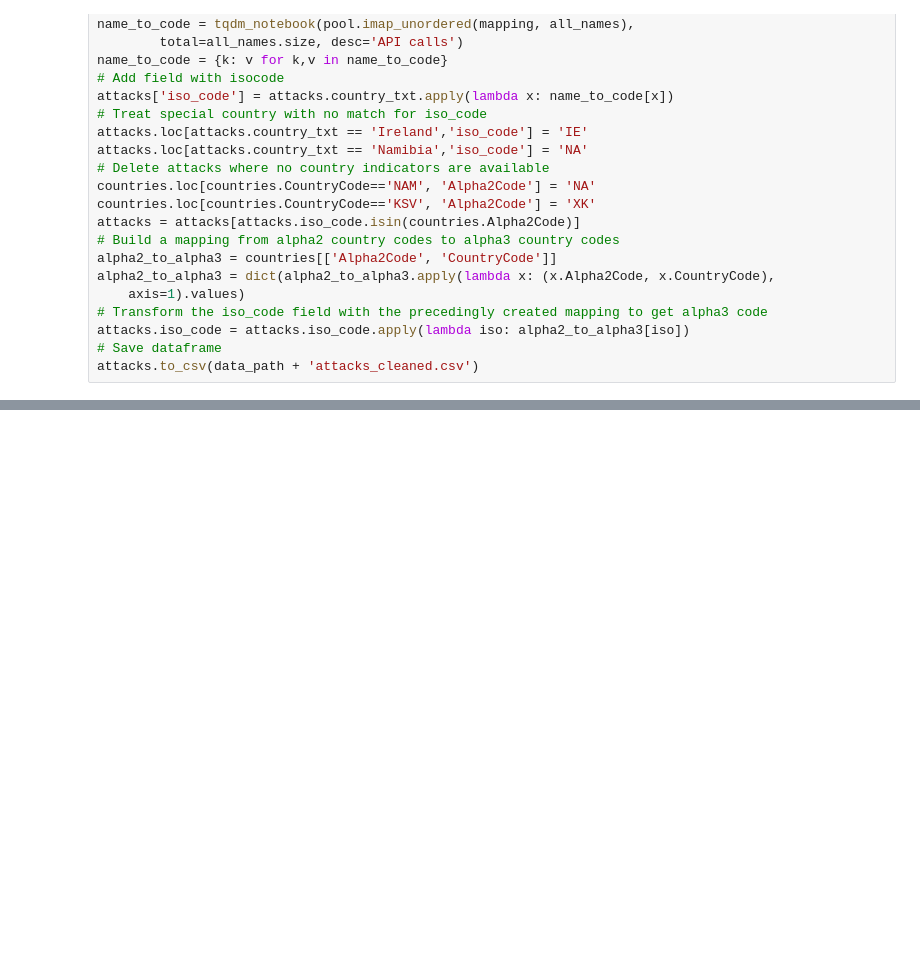
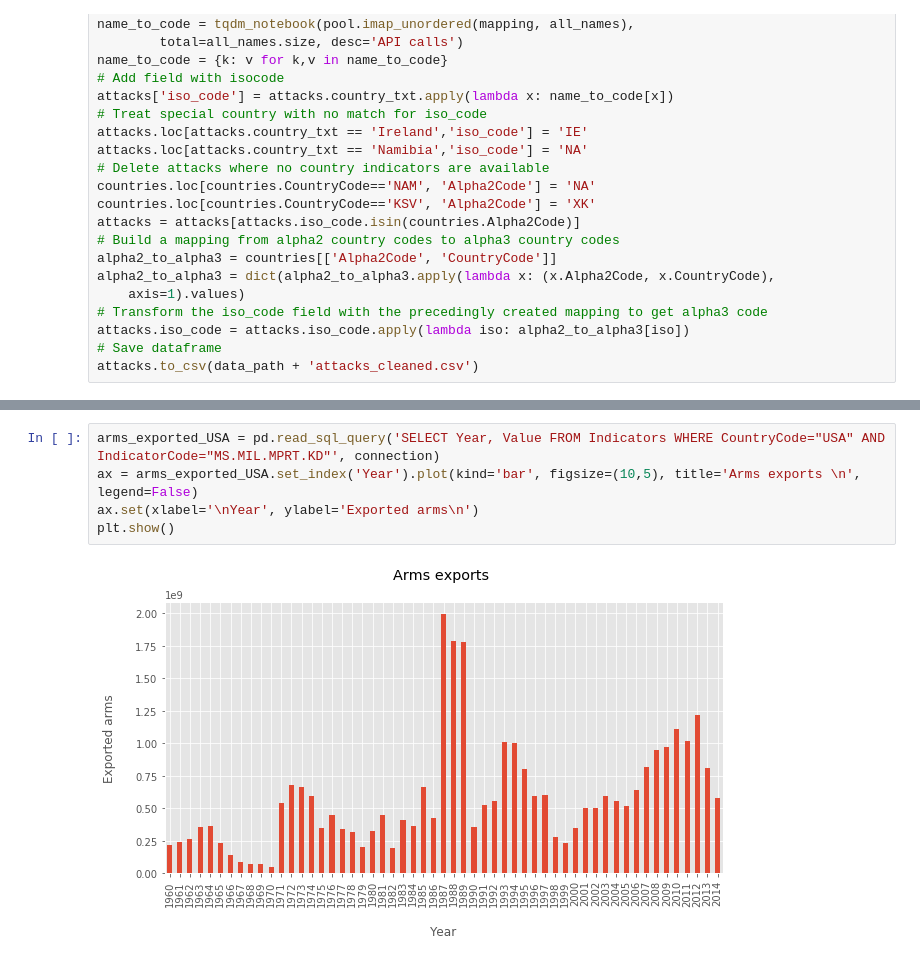
Before and after one commit to Timonzimm/CS-401, a Jupyter notebook: project/report/report.ipynb, the cells around one changed output, grey strips where cells are left out. Drawn from its saved outputs; the diff is of its cells as text; blank space fills up the shorter version.

```diff
--- a/project/report/report.ipynb
+++ b/project/report/report.ipynb
@@ -252,0 +348,7 @@ We chose the following ones:
+# %%
+arms_exported_USA = pd.read_sql_query('SELECT Year, Value FROM Indicators WHERE CountryCode="USA" AND IndicatorCode="MS.MIL.MPRT.KD"', connection)
+ax = arms_exported_USA.set_index('Year').plot(kind='bar', figsize=(10,5), title='Arms exports \n', legend=False)
+ax.set(xlabel='\nYear', ylabel='Exported arms\n')
+plt.show()
+# %% [output]
+[figure, added]
```
Also changed, not shown: parts of 29 cells of this notebook.
